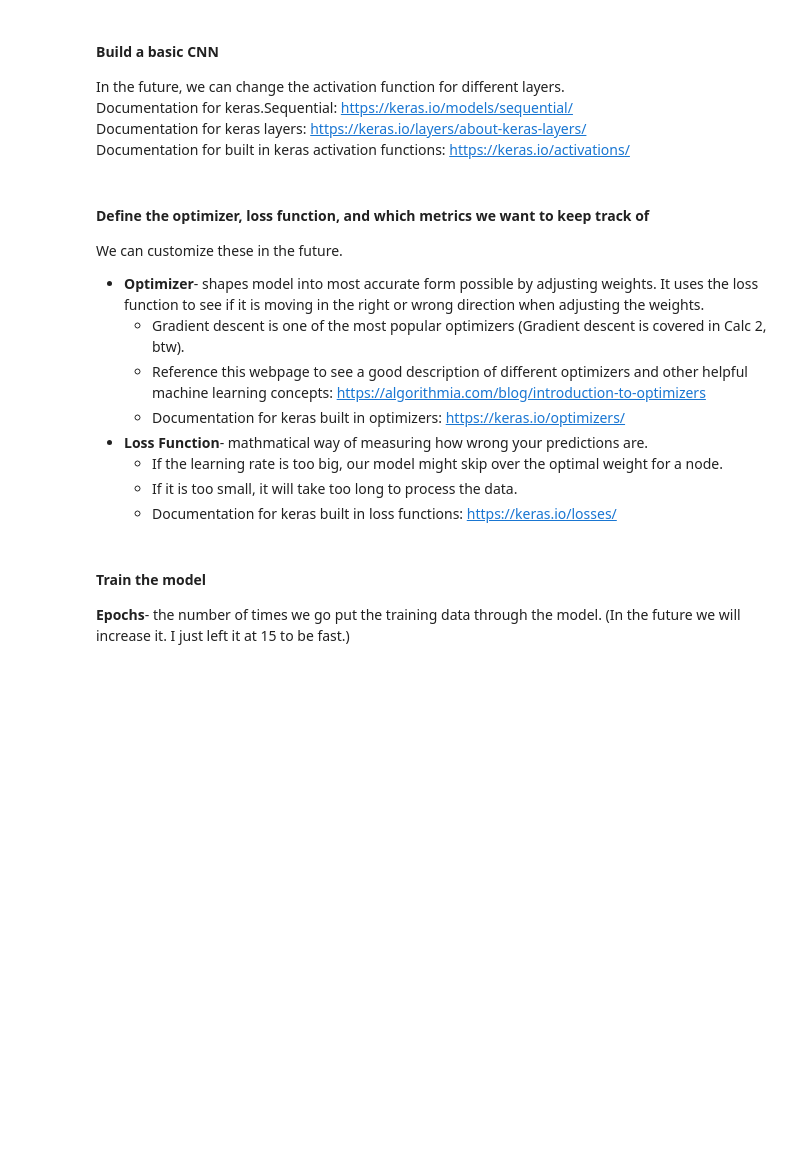
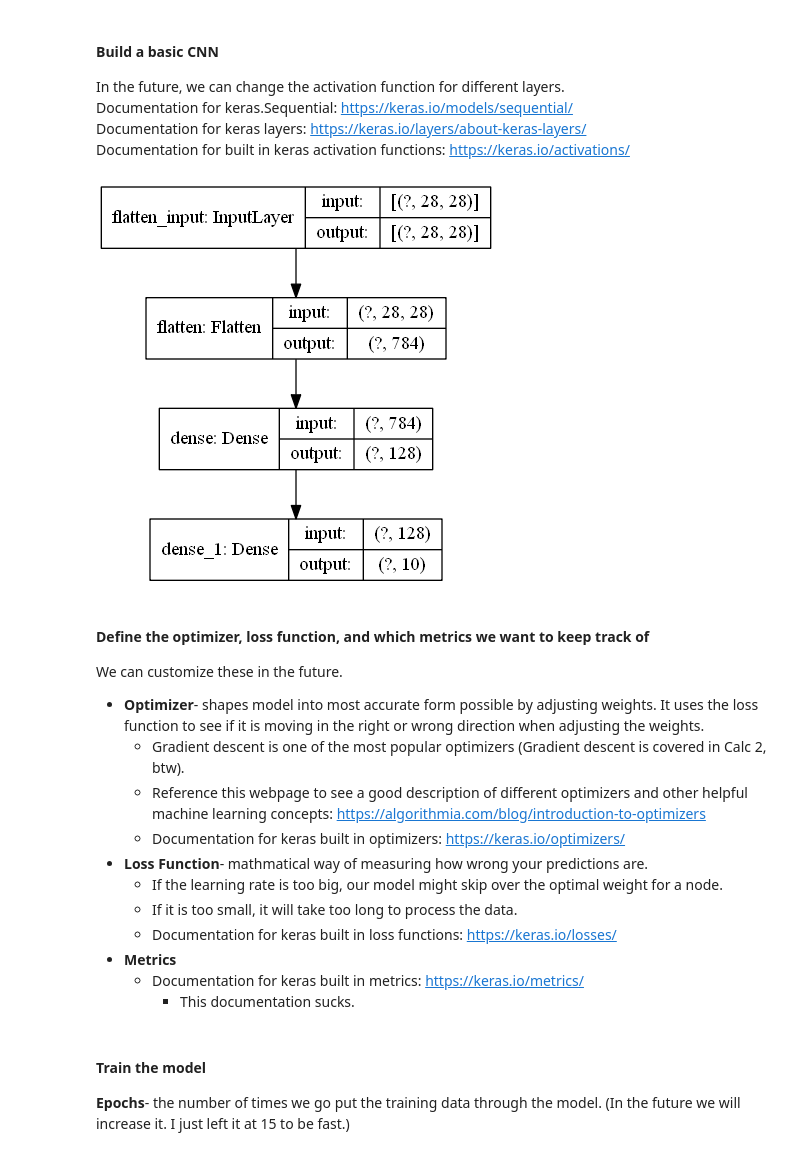
Before and after one commit to raroepke/Jevarah-Vision, a Jupyter notebook: TensorflowExamples/clothing_classifer.ipynb, the cells around one changed output. Cells and saved outputs as stored; diff of their text form; code cells hidden in the pictures; blank space fills up the shorter version.

Commit message:
Printed out model

```diff
--- a/TensorflowExamples/clothing_classifer.ipynb
+++ b/TensorflowExamples/clothing_classifer.ipynb
@@ -40,6 +41,10 @@ model = keras.Sequential([ # Sequential makes all keras.layers in array into ner
     keras.layers.Dense(128, activation='relu'),  # HIDDEN: Dense means a fully connected layer
     keras.layers.Dense(10, activation='softmax') # OUTPUT: Softmax picks values for each neuron so all values add up to 1
 ])
+# %%
+plot_model(model, show_shapes='True')
+# %% [output]
+[figure, added]
 # %% [markdown]
 #### Define the optimizer, loss function, and which metrics we want to keep track of
 We can customize these in the future.
@@ -51,6 +56,9 @@ We can customize these in the future.
     - If the learning rate is too big, our model might skip over the optimal weight for a node.
     - If it is too small, it will take too long to process the data.
     - Documentation for keras built in loss functions: https://keras.io/losses/
+- **Metrics**
+    - Documentation for keras built in metrics: https://keras.io/metrics/
+        - This documentation sucks.
 # %%
 model.compile(optimizer='adam', loss='sparse_categorical_crossentropy', metrics=['accuracy', 'categorical_accuracy'])
 # %% [markdown]
```
Also changed, not shown: parts of 2 cells of this notebook, 1 other file.
